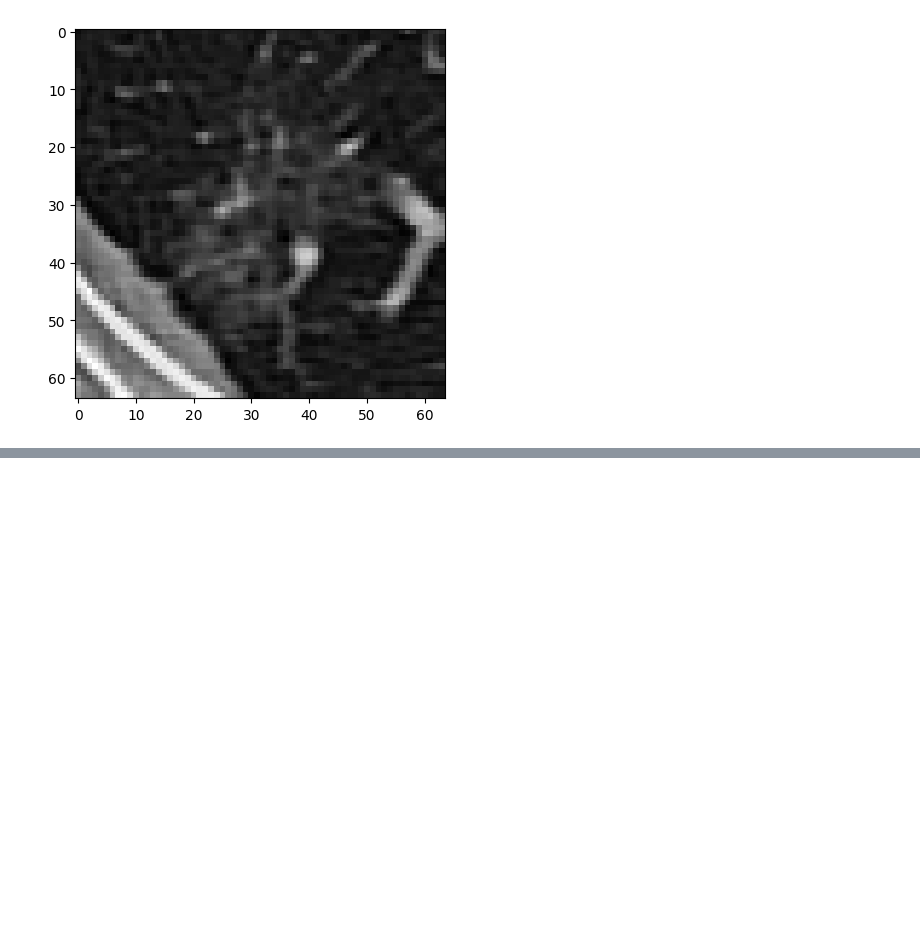
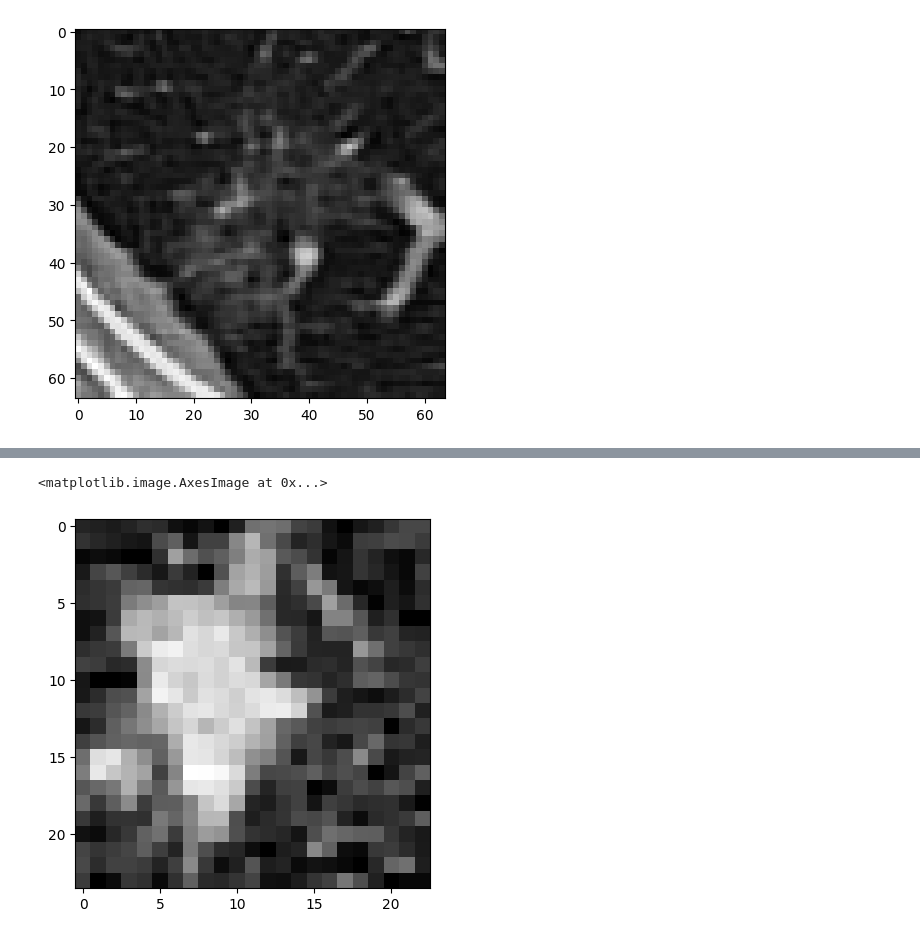
Before and after one commit to Pkaps25/nsclcrecurrence, a Jupyter notebook: ct_lung_class/scratch.ipynb, the cells around one changed output, grey strips where cells are left out. Saved outputs shown, nothing was run; the diff lists cells and outputs as text; code cells hidden in the pictures; blank space fills up the shorter version.

```diff
--- a/ct_lung_class/scratch.ipynb
+++ b/ct_lung_class/scratch.ipynb
@@ -354,0 +464,3 @@ plt.imshow(ct[49], cmap="grey")
+# %%
+from datasets import getNoduleInfoList, getCtAugmentedNodule
+nods = getNoduleInfoList()
@@ -354,0 +485,54 @@ plt.imshow(ct[49], cmap="grey")
+# %%
+import matplotlib.pyplot as plt
+from datasets import getCtRawNodule
+from monai.transforms import ScaleIntensity
+import SimpleITK as sitk
+nod1, nod2 = nods[19], nods[29]
+def preprocess(ct):
+    ct = sitk.Clamp(ct, ct.GetPixelIDValue(), -1000, 1000)
+    ct = sitk.Normalize(ct)
+    ct = sitk.RescaleIntensity(ct, 0, 1)
+    return ct
+im1 = preprocess(sitk.ReadImage(nod1.file_path)) # getCtRawNodule(nod1.file_path, nod1.image_type, nod1.center_lps, True, 5, 64).flatten()
+im2 = preprocess(sitk.ReadImage(nod2.file_path)) # getCtRawNodule(nod2.file_path, nod2.image_type, nod2.center_lps, True, 5, 64).flatten()
+# %%
+def resample_image(input_image: sitk.Image, output_size: int) -> sitk.Image:
+    resample = sitk.ResampleImageFilter()
+    original_size = input_image.GetSize()
+    original_spacing = input_image.GetSpacing()
+    # new_spacing = old_size * old_spacing / new_size
+    output_spacing = [
+        original_size[i] * original_spacing[i] / output_size for i in range(len(original_size))
+    ]
+    resample.SetOutputSpacing(output_spacing)
+    resample.SetSize([output_size] * 3)
+    resample.SetOutputDirection(input_image.GetDirection())
+    resample.SetOutputOrigin(input_image.GetOrigin())
+    resample.SetDefaultPixelValue(input_image.GetPixelIDValue())
+    resample.SetInterpolator(sitk.sitkLinear)
+    return resample.Execute(input_image)
+nod_obj = nod1.image_type(nod1.file_path, nod1.center_lps)
+box = nod_obj.extract_bounding_box_nodule(True, 2)
+# box = resample_image(box, 64)
+box_arr = sitk.GetArrayFromImage(box)
+plt.imshow(box_arr[box_arr.shape[0]//2], cmap="grey")
+# plt.figure(figsize=(12, 6))
+
+# plt.subplot(1, 2, 1)
+# plt.hist(sitk.GetArrayFromImage(im1).flatten(), bins=100, color='blue', alpha=0.7)
+# plt.title('Histogram of Darker Image')
+# plt.xlabel('Intensity Value')
+# plt.ylabel('Frequency')
+# plt.xlim(0, 1)
+
+# plt.subplot(1, 2, 2)
+# plt.hist(sitk.GetArrayFromImage(im2).flatten(), bins=100, color='green', alpha=0.7)
+# plt.title('Histogram of Brighter Image')
+# plt.xlabel('Intensity Value')
+# plt.ylabel('Frequency')
+# plt.xlim(0, 1)
+
+# plt.tight_layout()
+# %% [output]
+<matplotlib.image.AxesImage at 0x...>
+[figure, added]
```
Also changed, not shown: parts of 11 cells of this notebook, 12 other files.
